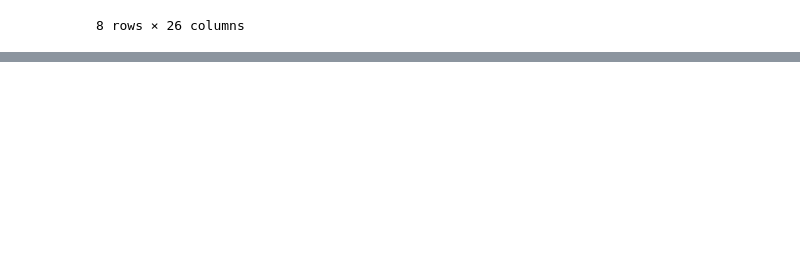
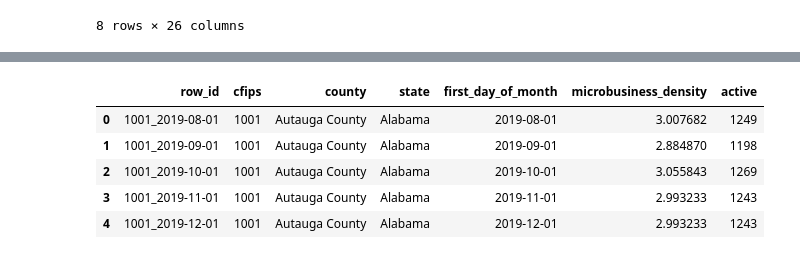
Before and after one commit to JaydenBeckwith/KaggleComps, a Jupyter notebook: go-daddy-comp-notebook.ipynb, the cells around one changed output, grey strips where cells are left out. Drawn from its saved outputs; the diff is of its cells as text; code cells hidden in the pictures; blank space fills up the shorter version.

Commit message:
Kaggle Notebook | Go Daddy Comp Notebook | Version 2

```diff
--- a/go-daddy-comp-notebook.ipynb
+++ b/go-daddy-comp-notebook.ipynb
@@ -35,3 +44,6 @@ data.head()
+# %%
+test_set = pd.read_csv("/kaggle/input/godaddy-microbusiness-density-forecasting/test.csv")
+train_set = pd.read_csv("/kaggle/input/godaddy-microbusiness-density-forecasting/train.csv")
 # %%
 data.describe()
 # %% [output]
@@ -47,0 +66,9 @@ data.describe()
+# %%
+train_set.head()
+# %% [output]
+|  | row_id | cfips | county | state | first_day_of_month | microbusiness_density | active |
+| 0 | 1001_2019-08-01 | 1001 | Autauga County | Alabama | 2019-08-01 | 3.007682 | 1249 |
+| 1 | 1001_2019-09-01 | 1001 | Autauga County | Alabama | 2019-09-01 | 2.884870 | 1198 |
+| 2 | 1001_2019-10-01 | 1001 | Autauga County | Alabama | 2019-10-01 | 3.055843 | 1269 |
+| 3 | 1001_2019-11-01 | 1001 | Autauga County | Alabama | 2019-11-01 | 2.993233 | 1243 |
+| 4 | 1001_2019-12-01 | 1001 | Autauga County | Alabama | 2019-12-01 | 2.993233 | 1243 |
```
Also changed, not shown: parts of 8 cells of this notebook.
